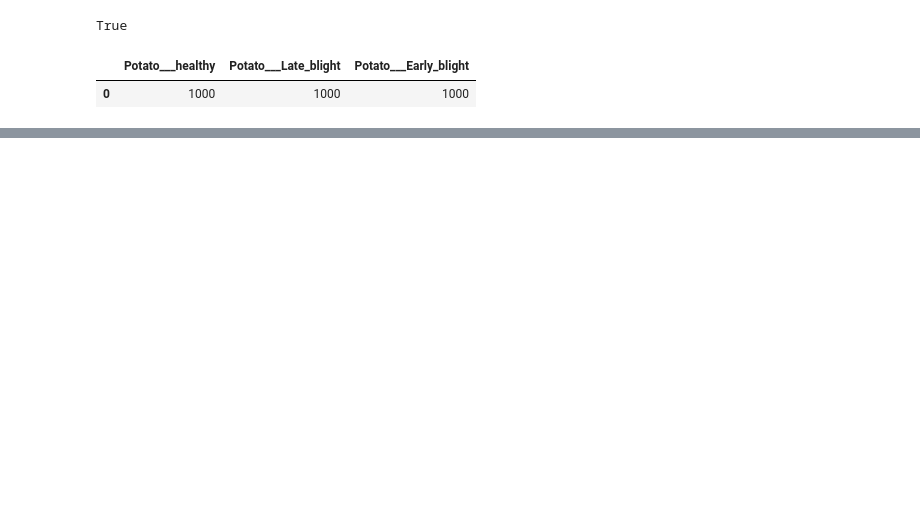
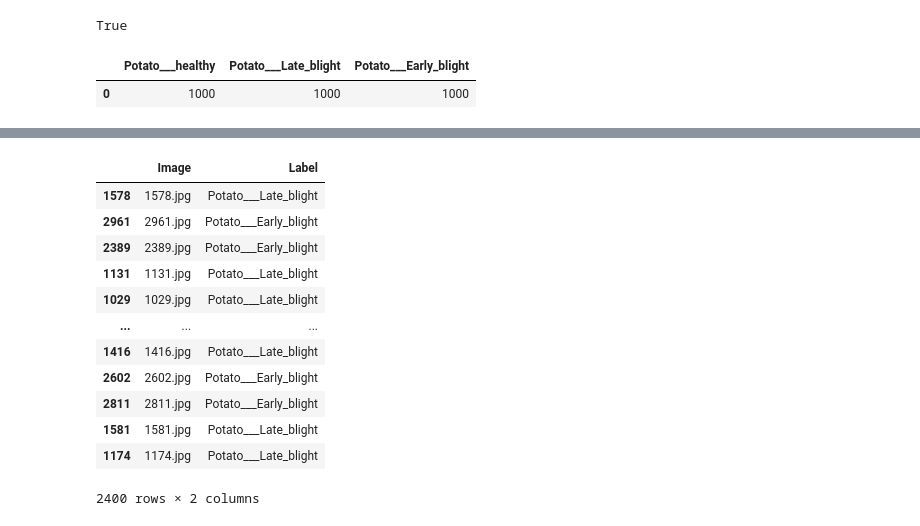
Before and after one commit to Future-AI-Laboratory/vision-api, a Jupyter notebook: Test_pipeline.ipynb, the cells around one changed output, grey strips where cells are left out. Drawn from its saved outputs; the diff is of its cells as text; code cells hidden in the pictures; blank space fills up the shorter version.

```diff
--- a/Test_pipeline.ipynb
+++ b/Test_pipeline.ipynb
@@ -83,5 +124,5 @@ import data_preperation as dp
 p = dp.data_preperation(img_df, label_df, ['Image', 'Label'], classifiers=['Potato___healthy', 'Potato___Late_blight', 'Potato___Early_blight'])
 # %%
-train, test = p.stratified_split()
+train, valid, test = p.stratified_split()
 # %% [output]
 No mismatch is there in the image and label list, check passed!
@@ -87,0 +145,16 @@ No mismatch is there in the image and label list, check passed!
+# %%
+train
+# %% [output]
+|  | Image | Label |
+| 1578 | 1578.jpg | Potato___Late_blight |
+| 2961 | 2961.jpg | Potato___Early_blight |
+| 2389 | 2389.jpg | Potato___Early_blight |
+| 1131 | 1131.jpg | Potato___Late_blight |
+| 1029 | 1029.jpg | Potato___Late_blight |
+| ... | ... | ... |
+| 1416 | 1416.jpg | Potato___Late_blight |
+| 2602 | 2602.jpg | Potato___Early_blight |
+| 2811 | 2811.jpg | Potato___Early_blight |
+| 1581 | 1581.jpg | Potato___Late_blight |
+| 1174 | 1174.jpg | Potato___Late_blight |
+2400 rows × 2 columns
```
Also changed, not shown: parts of 25 cells of this notebook.
